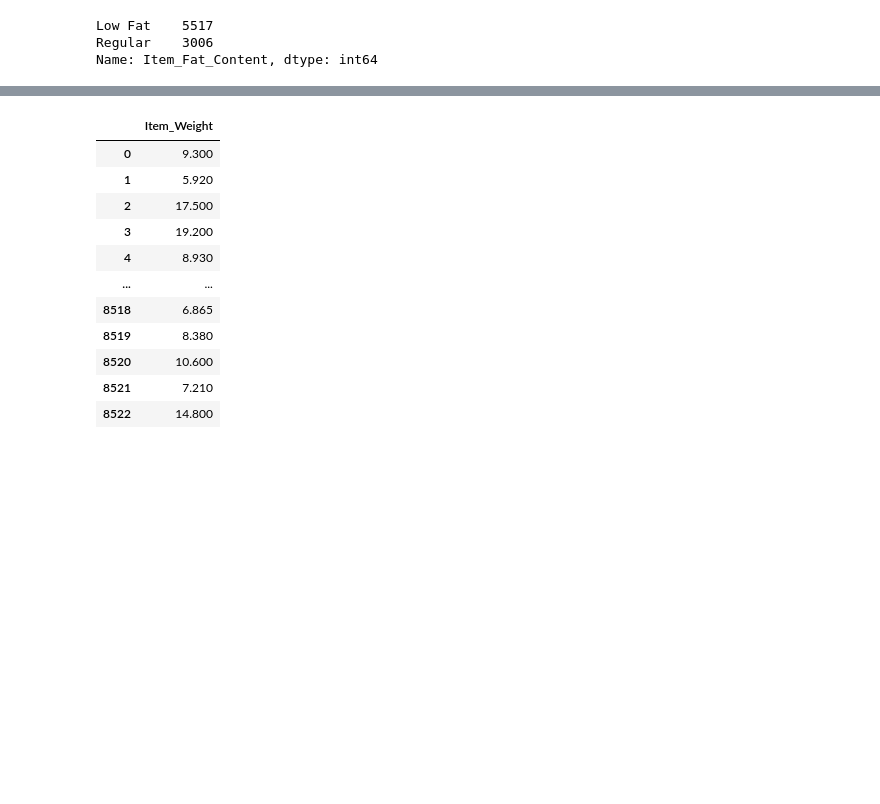
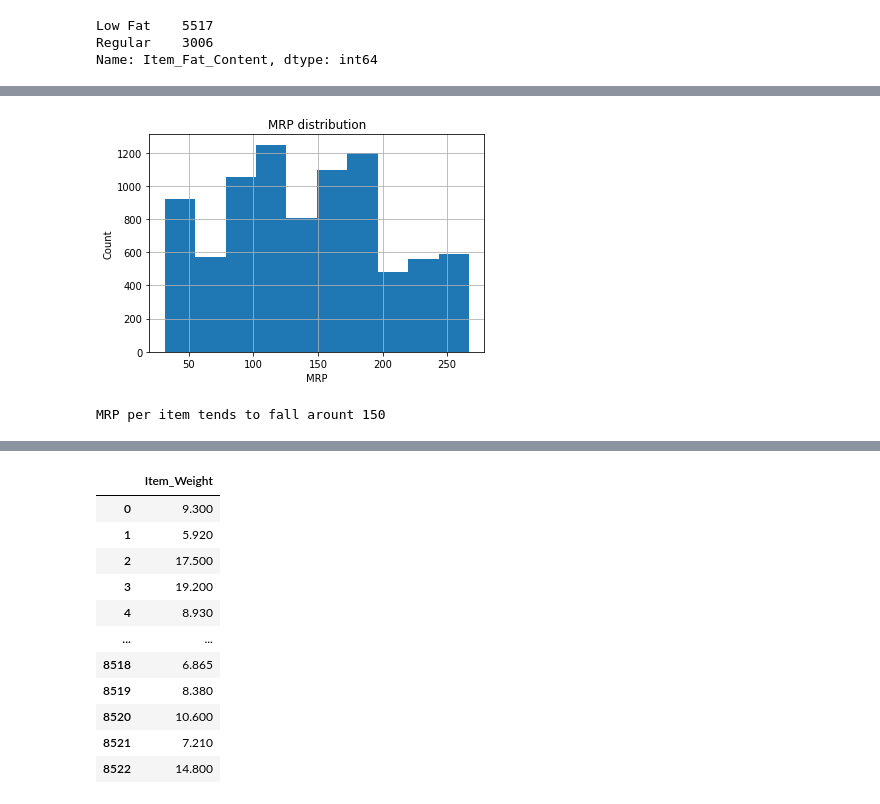
Before and after one commit to amrrahman1/Sales-Prediction, a Jupyter notebook: Sales_Pred_ML.ipynb, the cells around one changed output, grey strips where cells are left out. Saved outputs shown, nothing was run; the diff lists cells and outputs as text; code cells hidden in the pictures; blank space fills up the shorter version.

```diff
--- a/Sales_Pred_ML.ipynb
+++ b/Sales_Pred_ML.ipynb
@@ -113,0 +142,10 @@ Name: Item_Fat_Content, dtype: int64
+# %%
+sales_predictions['Item_MRP'].hist(bins=10);
+plt.xlabel('MRP')
+plt.ylabel('Count')
+plt.title('MRP distribution')
+plt.show();
+print ('MRP per item tends to fall arount 150')
+# %% [output]
+[figure, added]
+MRP per item tends to fall arount 150
```
Also changed, not shown: parts of 14 cells of this notebook.
